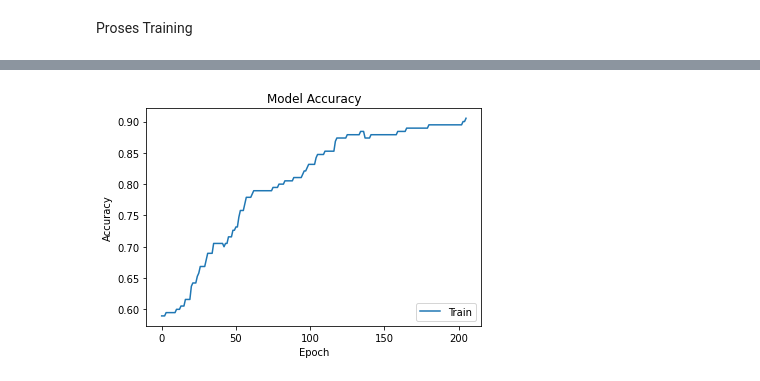
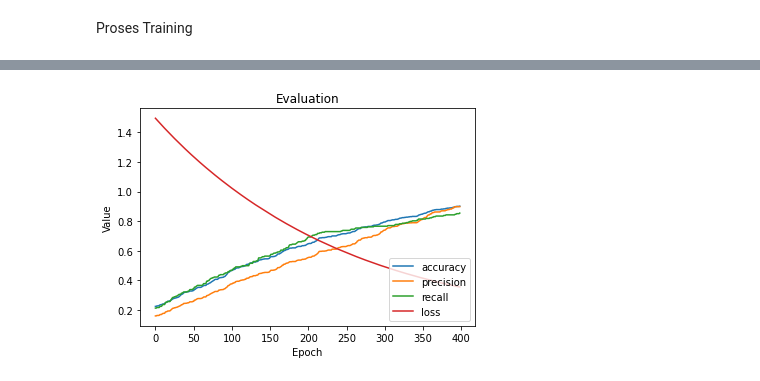
Before and after one commit to fadilmr/ML-CaseBased1, a Jupyter notebook: ML_CaseBased01.ipynb, the cells around one changed output, grey strips where cells are left out. Drawn from its saved outputs; the diff is of its cells as text; code cells hidden in the pictures.

```diff
--- a/ML_CaseBased01.ipynb
+++ b/ML_CaseBased01.ipynb
@@ -163,10 +168,11 @@ y = data_df['Risk']
 Split data menjadi test dan train lalu di normalisasi menggunakan MinMaxScaler
 # %%
 from sklearn.model_selection import train_test_split
-from sklearn.preprocessing import MinMaxScaler
+from sklearn.preprocessing import StandardScaler
 
-x_train, x_test, y_train, y_test = train_test_split(x, y, train_size=0.25, random_state=0)
-scaler = MinMaxScaler()
-x_train = scaler.fit_transform(x_train)
-x_test = scaler.fit_transform(x_test)
+scaler = StandardScaler()
+
+x_train, x_test, y_train, y_test = train_test_split(x,y, test_size = 0.2)
+x_train_scaled = scaler.fit_transform(x_train)
+x_test_scaled = scaler.transform(x_test)
 # %% [markdown]
@@ -176,6 +182,6 @@ from sklearn.decomposition import PCA
 
 pca = PCA(n_components=0.95)
 
-x_train_reduced = pca.fit_transform(x_train)
-x_test_reduced = pca.fit_transform(x_test)
+x_train_reduced = pca.fit_transform(x_train_scaled)
+x_test_reduced = pca.transform(x_test_scaled)
 # %% [markdown]
@@ -185,15 +191,18 @@ import tensorflow as tf
 
 model = tf.keras.Sequential (
     [
-        tf.keras.layers.Dense(128, input_shape = (9, ), activation = 'relu'),
+        tf.keras.layers.Dense(128, activation = 'relu'),
         tf.keras.layers.Dense(64),
         tf.keras.layers.Dense(32),
         tf.keras.layers.Dense(16),
-        tf.keras.layers.Dense(1),
+        tf.keras.layers.Dense(8),
+        tf.keras.layers.Dense(4),
+        tf.keras.layers.Dense(2),
+        tf.keras.layers.Dense(1, activation = 'sigmoid'),
     ]
 )
 
-model.compile(loss = 'binary_crossentropy', optimizer = tf.optimizers.Adam(learning_rate=0.00005), metrics = ['accuracy'])
+model.compile(loss = 'binary_crossentropy', optimizer = tf.optimizers.Adam(learning_rate=0.0000005), metrics = ['accuracy', 'Precision', 'Recall'])
 # %% [markdown]
 Penggunaan Callback agar jika target terpenuhi proses training dapat berhenti
 # %%
@@ -229,6 +216,6 @@ _________________________________________________________________
 # %% [markdown]
 Proses Training
 # %%
-history = model.fit(x_train_reduced, y_train, epochs = 1000, batch_size = 100, callbacks=[callback])
+history = model.fit(x_train_reduced, y_train, epochs = 1000, callbacks=[callback])
 # %% [output]
 Epoch 1/1000
@@ -251,13 +238,16 @@ Akurasi telah mencapai = 90.53% proses training selesai.
 # %%
 import matplotlib.pyplot as plt
 
 plt.plot(history.history['accuracy'])
+plt.plot(history.history['precision'])
+plt.plot(history.history['recall'])
+plt.plot(history.history['loss'])
 
-plt.title('Model Accuracy')
-plt.ylabel('Accuracy')
+plt.title('Evaluation')
+plt.ylabel('Value')
 plt.xlabel('Epoch')
 
-plt.legend(['Train', 'Test'], loc='lower right')
+plt.legend(['accuracy', 'precision', 'recall', 'loss'], loc='lower right')
 plt.show()
 # %% [output]
-[figure, old version]
+[figure, new version]
```
Also changed, not shown: parts of 13 cells of this notebook, 1 other file.
